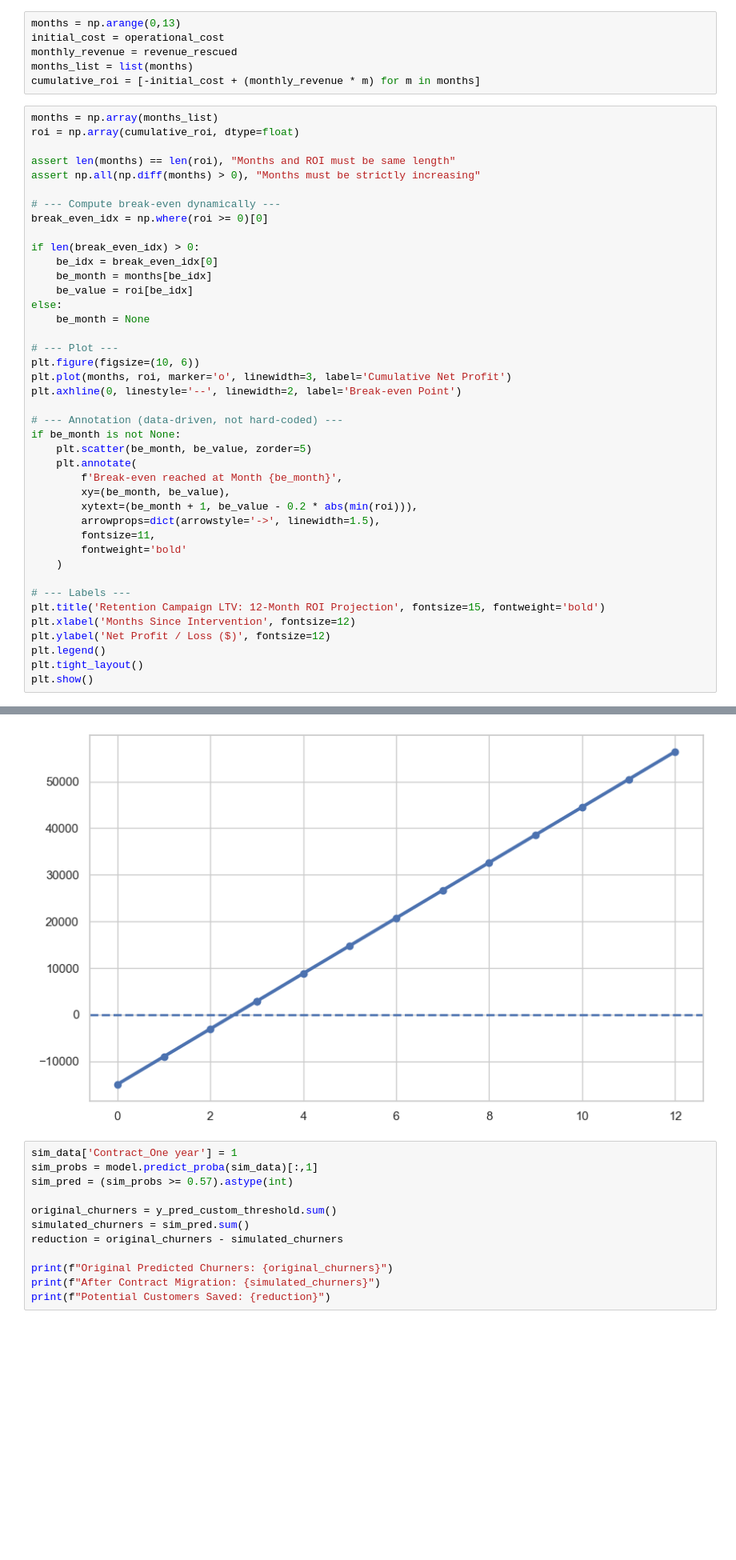
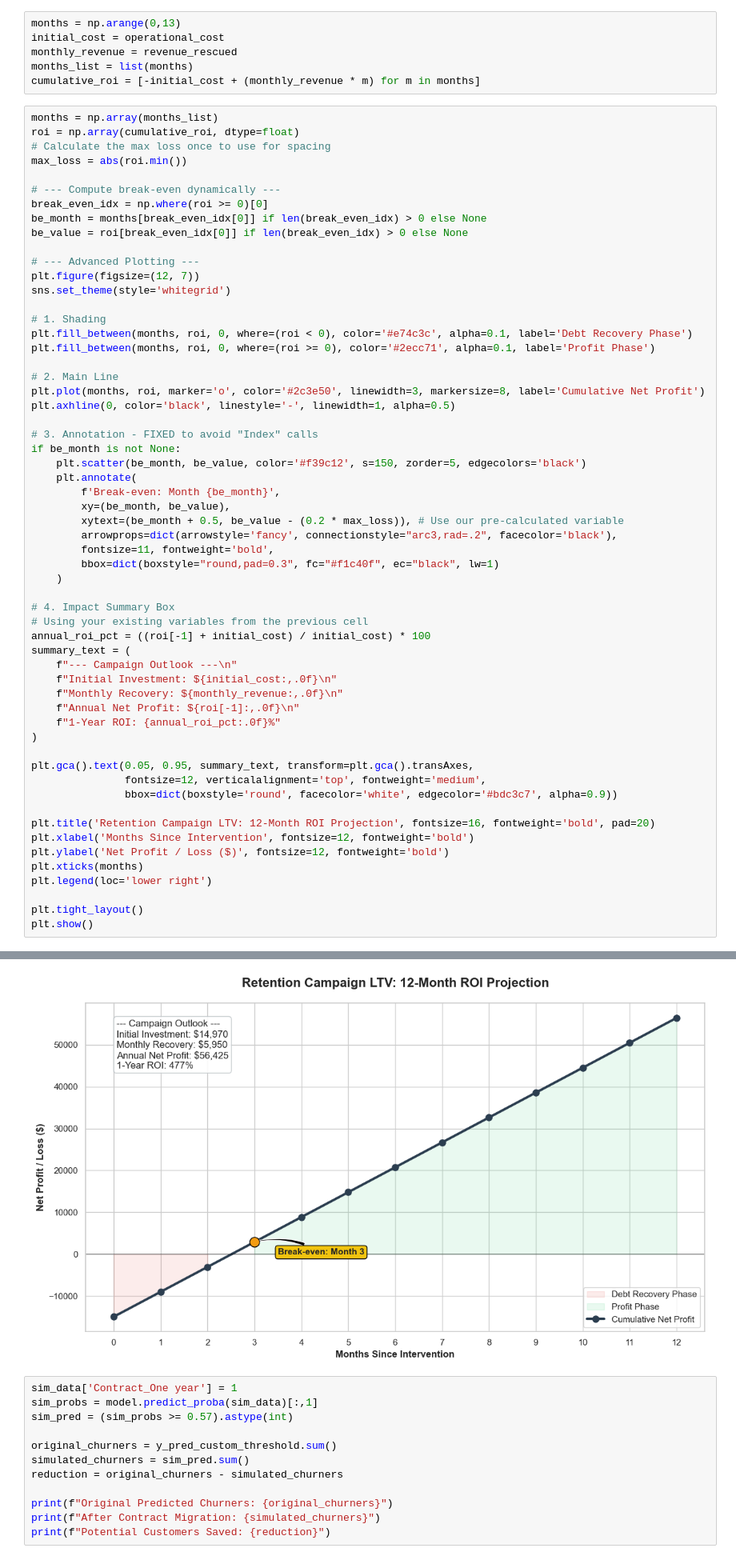
Before and after one commit to N-anle/TelecomChurnAnalysis, a Jupyter notebook: notebook.ipynb, the cells around one changed output, grey strips where cells are left out. Shown at 80% size. Drawn from its saved outputs; the diff is of its cells as text; blank space fills up the shorter version.

```diff
--- a/notebook.ipynb
+++ b/notebook.ipynb
@@ -2069,42 +2069,59 @@ cumulative_roi = [-initial_cost + (monthly_revenue * m) for m in months]
 # %%
 months = np.array(months_list)
 roi = np.array(cumulative_roi, dtype=float)
-
-assert len(months) == len(roi), "Months and ROI must be same length"
-assert np.all(np.diff(months) > 0), "Months must be strictly increasing"
+# Calculate the max loss once to use for spacing
+max_loss = abs(roi.min())
 
 # --- Compute break-even dynamically ---
 break_even_idx = np.where(roi >= 0)[0]
+be_month = months[break_even_idx[0]] if len(break_even_idx) > 0 else None
+be_value = roi[break_even_idx[0]] if len(break_even_idx) > 0 else None
 
-if len(break_even_idx) > 0:
-    be_idx = break_even_idx[0]
-    be_month = months[be_idx]
-    be_value = roi[be_idx]
-else:
-    be_month = None
+# --- Advanced Plotting ---
+plt.figure(figsize=(12, 7))
+sns.set_theme(style='whitegrid')
 
-# --- Plot ---
-plt.figure(figsize=(10, 6))
-plt.plot(months, roi, marker='o', linewidth=3, label='Cumulative Net Profit')
-plt.axhline(0, linestyle='--', linewidth=2, label='Break-even Point')
+# 1. Shading
+plt.fill_between(months, roi, 0, where=(roi < 0), color='#e74c3c', alpha=0.1, label='Debt Recovery Phase')
+plt.fill_between(months, roi, 0, where=(roi >= 0), color='#2ecc71', alpha=0.1, label='Profit Phase')
 
-# --- Annotation (data-driven, not hard-coded) ---
+# 2. Main Line
+plt.plot(months, roi, marker='o', color='#2c3e50', linewidth=3, markersize=8, label='Cumulative Net Profit')
+plt.axhline(0, color='black', linestyle='-', linewidth=1, alpha=0.5)
+
+# 3. Annotation - FIXED to avoid "Index" calls
 if be_month is not None:
-    plt.scatter(be_month, be_value, zorder=5)
+    plt.scatter(be_month, be_value, color='#f39c12', s=150, zorder=5, edgecolors='black')
     plt.annotate(
-        f'Break-even reached at Month {be_month}',
+        f'Break-even: Month {be_month}',
         xy=(be_month, be_value),
-        xytext=(be_month + 1, be_value - 0.2 * abs(min(roi))),
-        arrowprops=dict(arrowstyle='->', linewidth=1.5),
-        fontsize=11,
-        fontweight='bold'
+        xytext=(be_month + 0.5, be_value - (0.2 * max_loss)), # Use our pre-calculated variable
+        arrowprops=dict(arrowstyle='fancy', connectionstyle="arc3,rad=.2", facecolor='black'),
+        fontsize=11, fontweight='bold',
+        bbox=dict(boxstyle="round,pad=0.3", fc="#f1c40f", ec="black", lw=1)
     )
 
-# --- Labels ---
-plt.title('Retention Campaign LTV: 12-Month ROI Projection', fontsize=15, fontweight='bold')
-plt.xlabel('Months Since Intervention', fontsize=12)
-plt.ylabel('Net Profit / Loss ($)', fontsize=12)
-plt.legend()
+# 4. Impact Summary Box
+# Using your existing variables from the previous cell
+annual_roi_pct = ((roi[-1] + initial_cost) / initial_cost) * 100
+summary_text = (
+    f"--- Campaign Outlook ---\n"
+    f"Initial Investment: ${initial_cost:,.0f}\n"
+    f"Monthly Recovery: ${monthly_revenue:,.0f}\n"
+    f"Annual Net Profit: ${roi[-1]:,.0f}\n"
+    f"1-Year ROI: {annual_roi_pct:.0f}%"
+)
+
+plt.gca().text(0.05, 0.95, summary_text, transform=plt.gca().transAxes,
+               fontsize=12, verticalalignment='top', fontweight='medium',
+               bbox=dict(boxstyle='round', facecolor='white', edgecolor='#bdc3c7', alpha=0.9))
+
+plt.title('Retention Campaign LTV: 12-Month ROI Projection', fontsize=16, fontweight='bold', pad=20)
+plt.xlabel('Months Since Intervention', fontsize=12, fontweight='bold')
+plt.ylabel('Net Profit / Loss ($)', fontsize=12, fontweight='bold')
+plt.xticks(months)
+plt.legend(loc='lower right')
+
 plt.tight_layout()
 plt.show()
 # %% [output]
@@ -2112,4 +2128,4 @@ TypeError: 'Index' object is not callable
-[figure, old version]
+[figure, new version]
 # %%
 sim_data['Contract_One year'] = 1
 sim_probs = model.predict_proba(sim_data)[:,1]
```
Also changed, not shown: parts of 7 cells of this notebook, 6 other files.
